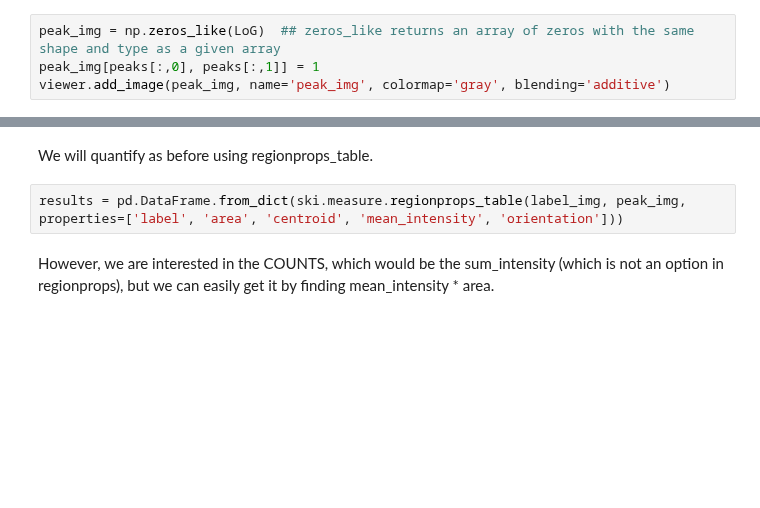
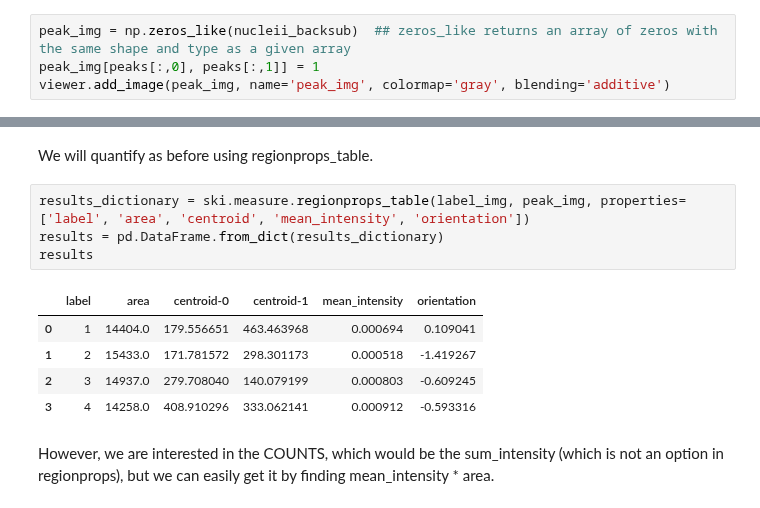
Before and after one commit to jouyun/ip_python, a Jupyter notebook: 2-Segmentation.ipynb, the cells around one changed output, grey strips where cells are left out. Saved outputs shown, nothing was run; the diff lists cells and outputs as text; blank space fills up the shorter version.

```diff
--- a/2-Segmentation.ipynb
+++ b/2-Segmentation.ipynb
@@ -246,7 +250,7 @@ Increasingly common in image analysis is counting the number of peaks in a nucle
 
 How can we count the number of peaks?  First we will make a image where the position of each peak is 1 and everywhere else is 0.
 # %%
-peak_img = np.zeros_like(LoG)  ## zeros_like returns an array of zeros with the same shape and type as a given array
+peak_img = np.zeros_like(nucleii_backsub)  ## zeros_like returns an array of zeros with the same shape and type as a given array
 peak_img[peaks[:,0], peaks[:,1]] = 1
 viewer.add_image(peak_img, name='peak_img', colormap='gray', blending='additive')
 # %% [output]
@@ -254,7 +258,15 @@ viewer.add_image(peak_img, name='peak_img', colormap='gray', blending='additive'
 # %% [markdown]
 We will quantify as before using regionprops_table.
 # %%
-results = pd.DataFrame.from_dict(ski.measure.regionprops_table(label_img, peak_img, properties=['label', 'area', 'centroid', 'mean_intensity', 'orientation']))
+results_dictionary = ski.measure.regionprops_table(label_img, peak_img, properties=['label', 'area', 'centroid', 'mean_intensity', 'orientation'])
+results = pd.DataFrame.from_dict(results_dictionary)
+results
+# %% [output]
+|  | label | area | centroid-0 | centroid-1 | mean_intensity | orientation |
+| 0 | 1 | 14404.0 | 179.556651 | 463.463968 | 0.000694 | 0.109041 |
+| 1 | 2 | 15433.0 | 171.781572 | 298.301173 | 0.000518 | -1.419267 |
+| 2 | 3 | 14937.0 | 279.708040 | 140.079199 | 0.000803 | -0.609245 |
+| 3 | 4 | 14258.0 | 408.910296 | 333.062141 | 0.000912 | -0.593316 |
 # %% [markdown]
 However, we are interested in the COUNTS, which would be the sum_intensity (which is not an option in regionprops), but we can easily get it by finding  mean_intensity * area.
 # %%
```
Also changed, not shown: parts of 12 cells of this notebook.
